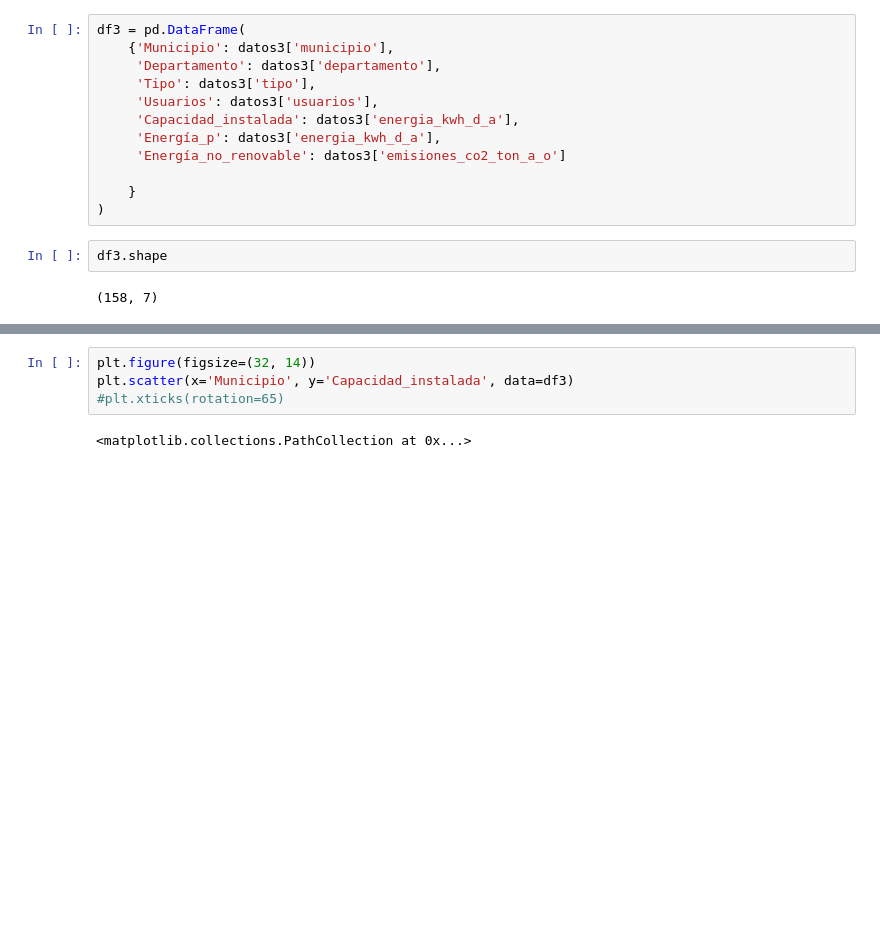
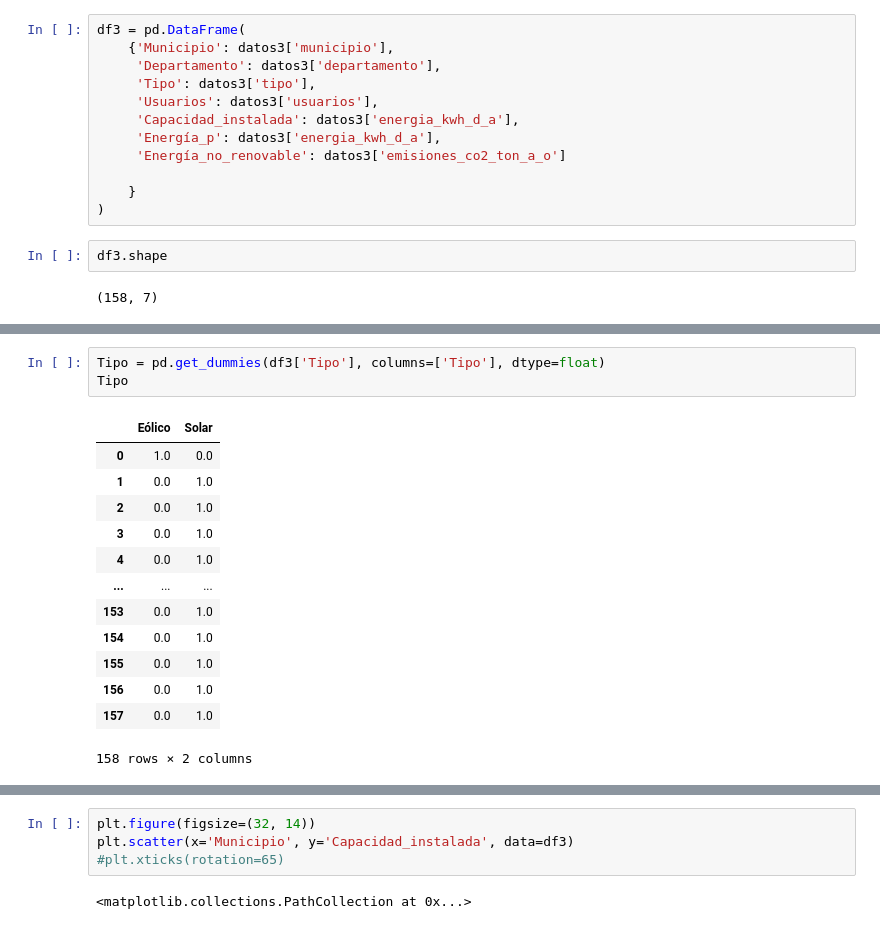
Before and after one commit to gluoneros/talentoTech, a Jupyter notebook: ProyectoFinal.ipynb, the cells around one changed output, grey strips where cells are left out. Drawn from its saved outputs; the diff is of its cells as text; blank space fills up the shorter version.

```diff
--- a/ProyectoFinal.ipynb
+++ b/ProyectoFinal.ipynb
@@ -419,0 +430,17 @@ df3.shape
+# %%
+Tipo = pd.get_dummies(df3['Tipo'], columns=['Tipo'], dtype=float)
+Tipo
+# %% [output]
+|  | Eólico | Solar |
+| 0 | 1.0 | 0.0 |
+| 1 | 0.0 | 1.0 |
+| 2 | 0.0 | 1.0 |
+| 3 | 0.0 | 1.0 |
+| 4 | 0.0 | 1.0 |
+| ... | ... | ... |
+| 153 | 0.0 | 1.0 |
+| 154 | 0.0 | 1.0 |
+| 155 | 0.0 | 1.0 |
+| 156 | 0.0 | 1.0 |
+| 157 | 0.0 | 1.0 |
+158 rows × 2 columns
```
Also changed, not shown: parts of 7 cells of this notebook, 6 other files.
